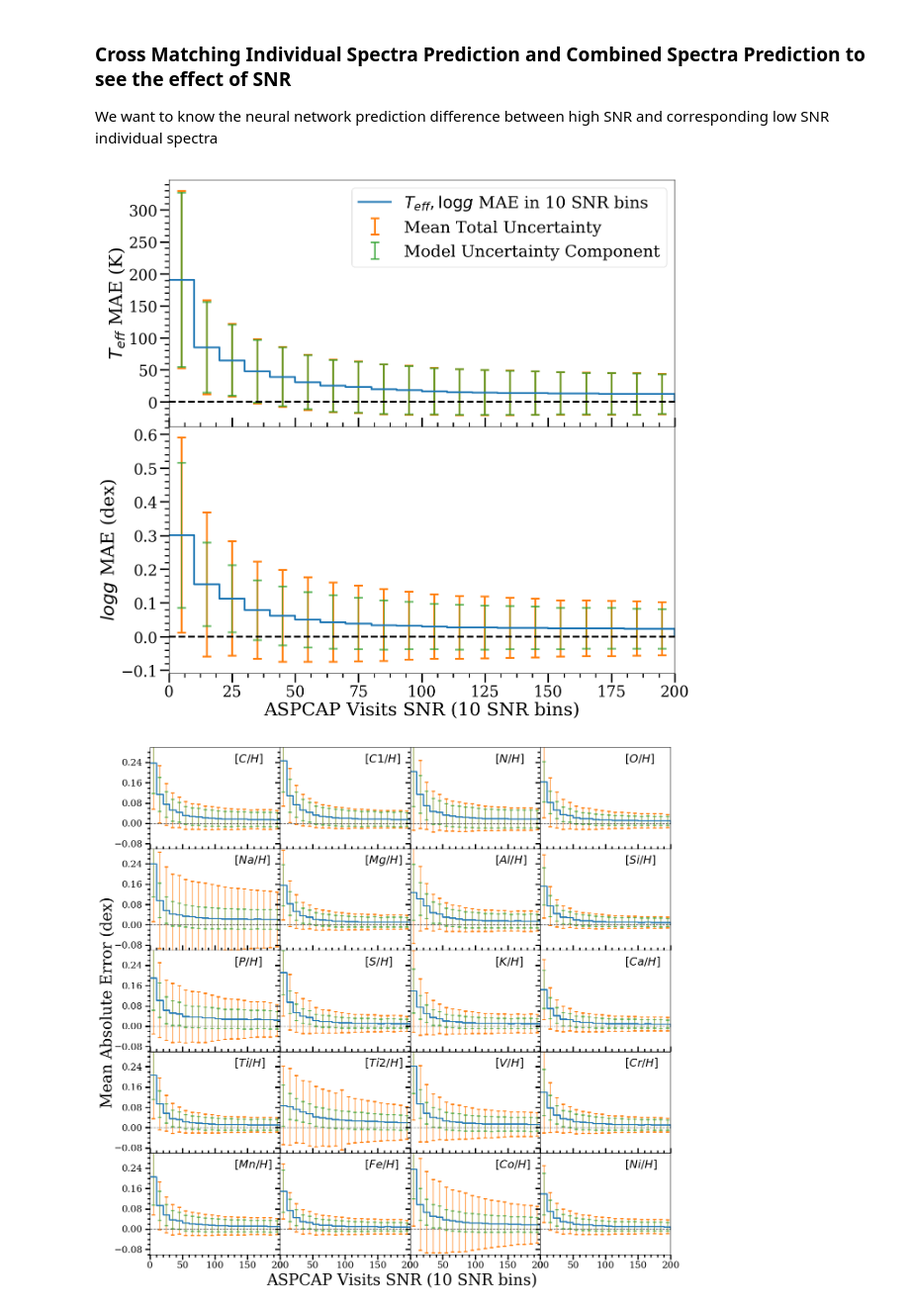
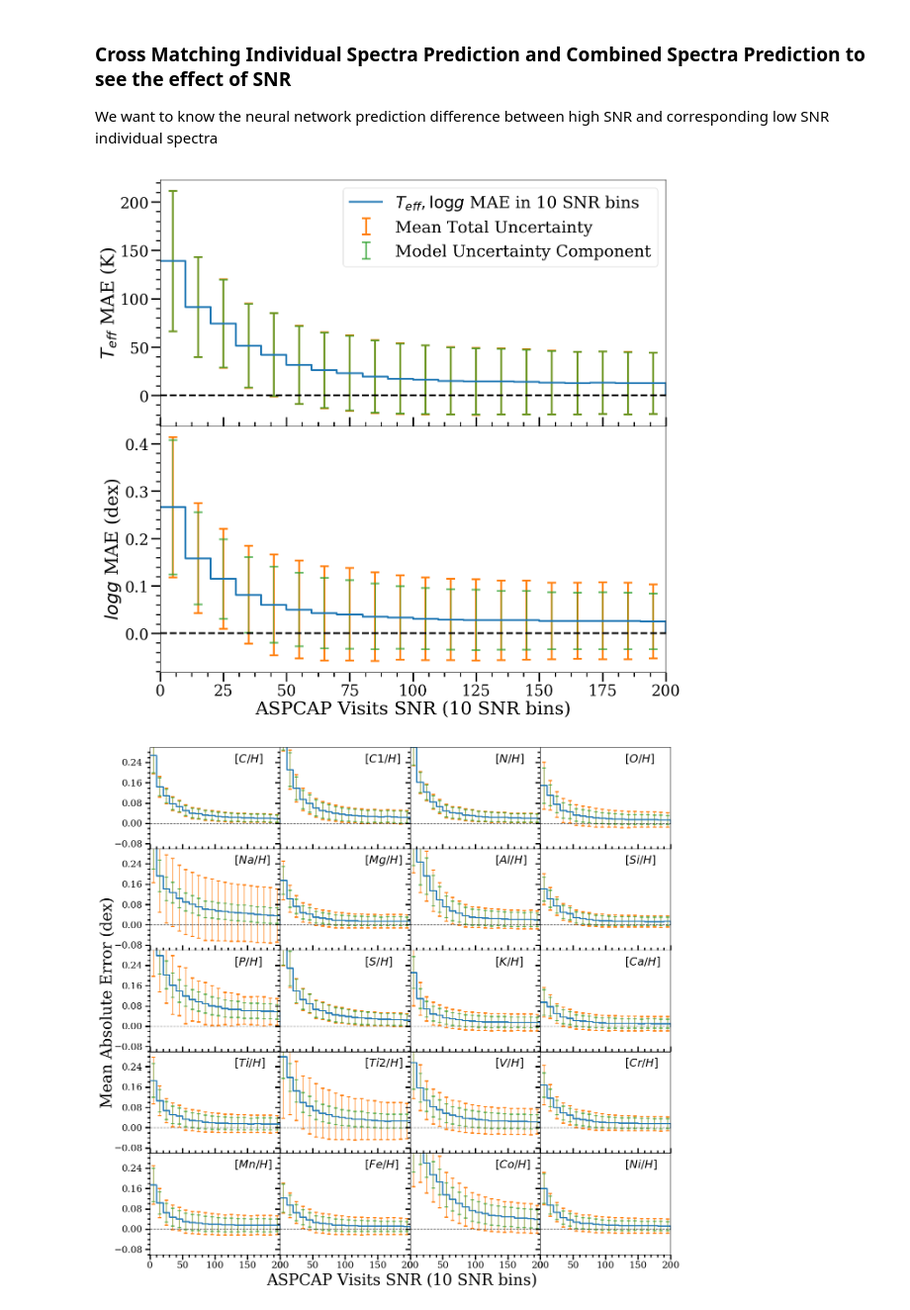
Before and after one commit to henrysky/astroNN_spectra_paper_figures, a Jupyter notebook: Inference.ipynb, the cells around one changed output. Shown: that part at 99% size. Saved outputs shown, nothing was run; the diff lists cells and outputs as text; code cells hidden in the pictures.

Commit message:
add ApogeeBCNNCensored

```diff
--- a/Inference.ipynb
+++ b/Inference.ipynb
@@ -11,6 +11,9 @@ from astroNN.models import load_folder
 loader = H5Loader('__train')
 loader.load_combined = False  # load individual visits
 loader.load_err = False
+# load the correct entry with correct order from ApogeeBCNNcensored
+loader.target = ['teff', 'logg', 'C', 'C1', 'N', 'O', 'Na', 'Mg', 'Al', 'Si', 'P', 'S', 'K',
+                 'Ca', 'Ti', 'Ti2', 'V', 'Cr', 'Mn', 'Fe','Co', 'Ni']
 x, y = loader.load()
 
 # load RA, DEC, SNR entry
@@ -19,7 +22,7 @@ DEC_visit = loader.load_entry('DEC')
 SNR_visit = loader.load_entry('SNR')
 
 # Load model and do inference
-bcnn = load_folder('astroNN_0520_run001')
+bcnn = load_folder('astroNN_0605_run007')
 bcnn.mc_num = 100
 pred, pred_err = bcnn.test(x)
 # %% [output]
@@ -111,4 +115,5 @@ f.savefig('delta_teff_logg.png')
 # %%
+%matplotlib inline
 import pylab as plt
 from matplotlib.ticker import NullFormatter,MultipleLocator, FormatStrFormatter
 from astroNN.nn.numpy import mean_absolute_error
@@ -129,15 +134,15 @@ f, ax = plt.subplots(5,4,figsize=(15,15), dpi=100, sharex=True, sharey=False)
 xmajorLocator = MultipleLocator(400)
 ymajorLocator = MultipleLocator(0.08)
 
-aspcap_idx = 4
+aspcap_idx = 2
 
 for i in range(5):
     for j in range(4):
         mean_abs_diff_x = []
         mean_confidence_x = []
         mean_modelconfidence_x = []
-        if aspcap_idx > 23:
-            aspcap_idx = 23
+        if aspcap_idx > 22:
+            aspcap_idx = 22
 
         for ii in range(number_bin):
             idx = [(pred[:,0]<spaces_teff_x[ii+1])&(pred[:,0]>spaces_teff_x[ii])]
@@ -178,4 +183,5 @@ f.savefig('delta_xh_teff.png')
 # %%
+%matplotlib inline
 import pylab as plt
 from matplotlib.ticker import NullFormatter,MultipleLocator, FormatStrFormatter
 
@@ -195,15 +201,15 @@ f, ax = plt.subplots(5,4,figsize=(15,15), dpi=100, sharex=True, sharey=False)
 xmajorLocator = MultipleLocator(0.7)
 ymajorLocator = MultipleLocator(0.08)
 
-aspcap_idx = 4
+aspcap_idx = 2
 
 for i in range(5):
     for j in range(4):
         mean_abs_diff_x = []
         mean_confidence_x = []
         mean_modelconfidence_x = []
-        if aspcap_idx > 23:
-            aspcap_idx = 23
+        if aspcap_idx > 22:
+            aspcap_idx = 22
 
         for ii in range(number_bin):
             idx = [(y[:,aspcap_idx]<spaces_x[ii+1])&(y[:,aspcap_idx]>spaces_x[ii])]
@@ -255,6 +261,9 @@ from astroNN.models import load_folder
 loader2 = H5Loader('__train')
 loader2.load_combined = True  # load combine visits
 loader2.load_err = False
+# load the correct entry with correct order from ApogeeBCNNcensored
+loader2.target = ['teff', 'logg', 'C', 'C1', 'N', 'O', 'Na', 'Mg', 'Al', 'Si', 'P', 'S', 'K',
+                  'Ca', 'Ti', 'Ti2', 'V', 'Cr', 'Mn', 'Fe','Co', 'Ni']
 x_combined, y_combined = loader2.load()
 
 # load RA, DEC, SNR entry
@@ -278,6 +287,7 @@ idx_1, idx_2, sep = xmatch(RA_visit, RA_combined, colRA1=RA_visit, colDec1=DEC_v
 # Absolute Difference
 abs_diff = np.abs(pred[idx_1] - pred_combined[idx_2])
 # %%
+%matplotlib inline
 import pylab as plt
 from matplotlib.ticker import NullFormatter,MultipleLocator, FormatStrFormatter
 
@@ -358,8 +368,9 @@ f.subplots_adjust(wspace=0,hspace=0)
 # f.tight_layout()
 f.savefig('delta_SNR_teff_logg.png')
 # %% [output]
-[figure, old version]
+[figure, new version]
 # %%
+%matplotlib inline
 import pylab as plt
 from matplotlib.ticker import NullFormatter,MultipleLocator, FormatStrFormatter
 
@@ -379,15 +390,15 @@ f, ax = plt.subplots(5,4,figsize=(15,15), dpi=100, sharex=True, sharey=False)
 xmajorLocator = MultipleLocator(50)
 ymajorLocator = MultipleLocator(0.08)
 
-aspcap_idx = 4
+aspcap_idx = 2
 
 for i in range(5):
     for j in range(4):
         mean_abs_diff_x = []
         mean_confidence_x = []
         mean_modelconfidence_x = []
-        if aspcap_idx > 23:
-            aspcap_idx = 23
+        if aspcap_idx > 22:
+            aspcap_idx = 22
 
         for ii in range(number_bin):
             idx = [(SNR_visit[idx_1]<spaces_SNR[ii+1])&(SNR_visit[idx_1]>spaces_SNR[ii])]
@@ -398,31 +409,31 @@ for i in range(5):
         mean_abs_diff_x.append(0.)
         mean_confidence_x.append(0.)
         mean_modelconfidence_x.append(0.)
 
         ax[i,j].plot(spaces_SNR, mean_abs_diff_x, ls='steps-post', linewidth=2., label='$T_{eff}$')
         ax[i,j].errorbar(spaces_SNR+5, mean_abs_diff_x, yerr=mean_confidence_x, linestyle='None', capsize=3, elinewidth=1., capthick=2.)
         ax[i,j].errorbar(spaces_SNR+5, mean_abs_diff_x, yerr=mean_modelconfidence_x, linestyle='None', capsize=3, elinewidth=1., capthick=2., alpha=0.7)
         ax[i,j].set_xlim((low_SNR, high_SNR))
         ax[i,j].set_ylim((-0.1, 0.3))
         ax[i,j].axhline(0, ls='--', c='k', lw=1., alpha=0.7)
         ax[i,j].annotate(f"$[{bcnn.targetname[aspcap_idx]}/H]$", xy=(0.65,0.85),xycoords='axes fraction', fontsize=18)
         if j == 0:
             ax[i,j].yaxis.set_major_locator(ymajorLocator)
         else:
             ax[i,j].yaxis.set_major_formatter(NullFormatter())
             ax[i,j].yaxis.set_major_locator(ymajorLocator)
         if i == 4:
             ax[i,j].xaxis.set_major_locator(xmajorLocator)
         else:
             ax[i,j].xaxis.set_tick_params(direction='in', which='both')
         ax[i,j].minorticks_on()
         ax[i,j].tick_params(labelsize=15, width=2.2, length=8, which='major')
         ax[i,j].tick_params(width=2, length=4, which='minor')
         aspcap_idx += 1
 
 f.text(0.5,0.08,"ASPCAP Visits SNR (10 SNR bins)",fontdict={'fontsize':25}, ha='center')
 f.text(0.05,0.5,"Mean Absolute Error (dex)",fontdict={'fontsize':25},rotation=90, va='center')
 f.subplots_adjust(wspace=0,hspace=0)
 f.savefig('delta_SNR_XH.png')
 # %% [output]
-[figure, old version]
+[figure, new version]
```
Also changed, not shown: parts of 5 cells of this notebook, 11 other files.
